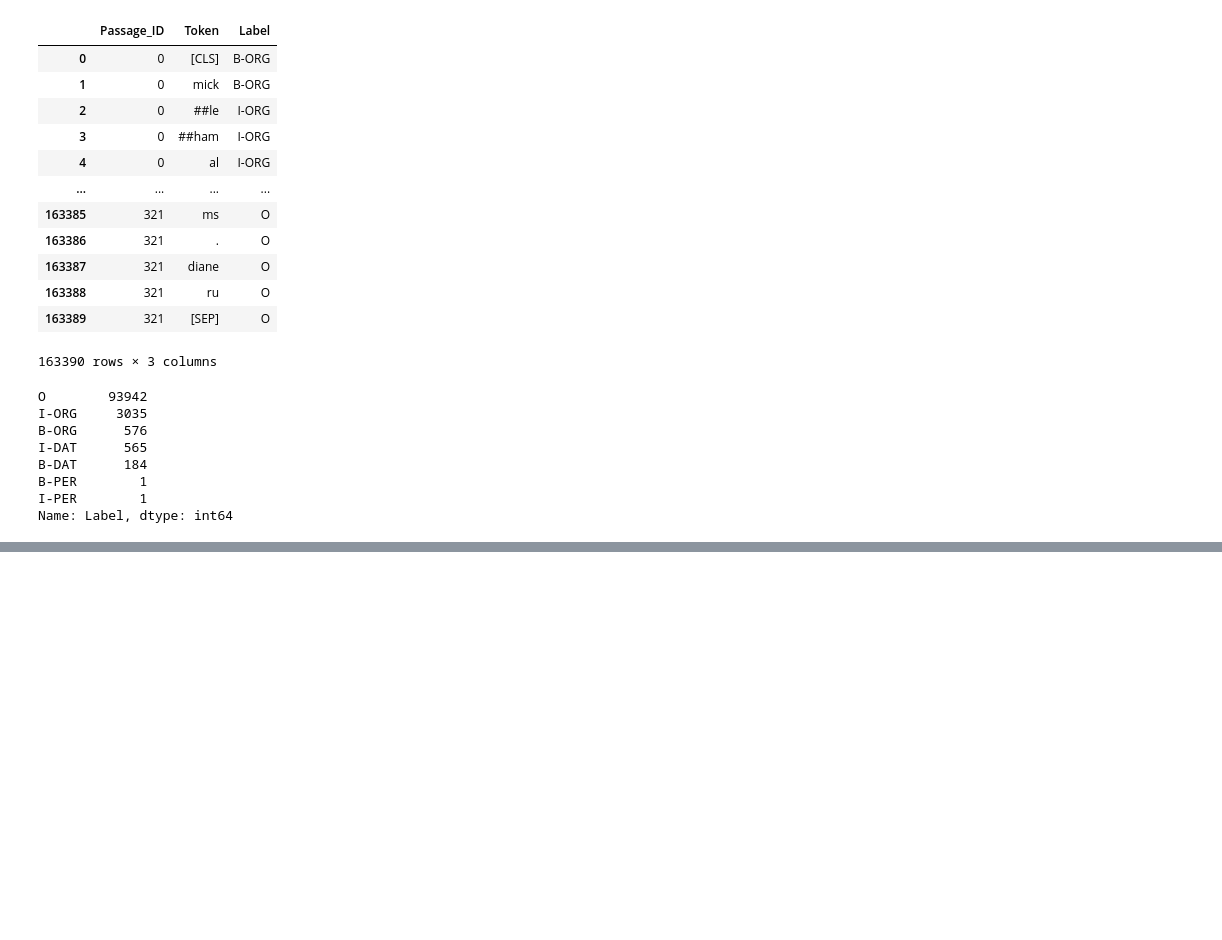
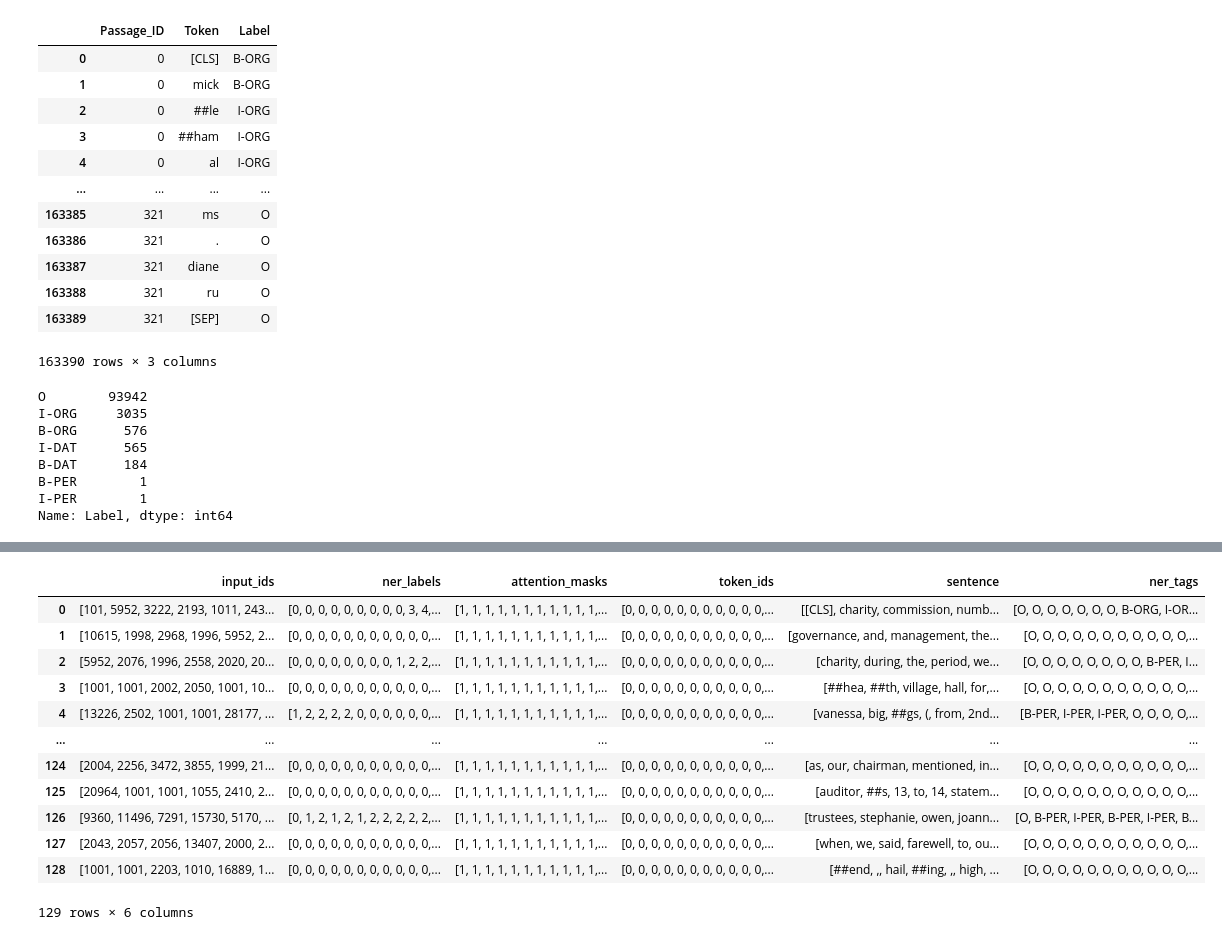
Before and after one commit to stevoslates/FinNERBERT, a Jupyter notebook: data.ipynb, the cells around one changed output, grey strips where cells are left out. Drawn from its saved outputs; the diff is of its cells as text; code cells hidden in the pictures; blank space fills up the shorter version.

```diff
--- a/data.ipynb
+++ b/data.ipynb
@@ -457,0 +511,16 @@ sentence_df
+# %%
+charities_test_labeled_lists
+# %% [output]
+|  | input_ids | ner_labels | attention_masks | token_ids | sentence | ner_tags |
+| 0 | [101, 5952, 3222, 2193, 1011, 243... | [0, 0, 0, 0, 0, 0, 0, 0, 0, 3, 4,... | [1, 1, 1, 1, 1, 1, 1, 1, 1, 1, 1,... | [0, 0, 0, 0, 0, 0, 0, 0, 0, 0, 0,... | [[CLS], charity, commission, numb... | [O, O, O, O, O, O, O, B-ORG, I-OR... |
+| 1 | [10615, 1998, 2968, 1996, 5952, 2... | [0, 0, 0, 0, 0, 0, 0, 0, 0, 0, 0,... | [1, 1, 1, 1, 1, 1, 1, 1, 1, 1, 1,... | [0, 0, 0, 0, 0, 0, 0, 0, 0, 0, 0,... | [governance, and, management, the... | [O, O, O, O, O, O, O, O, O, O, O,... |
+| 2 | [5952, 2076, 1996, 2558, 2020, 20... | [0, 0, 0, 0, 0, 0, 0, 0, 1, 2, 2,... | [1, 1, 1, 1, 1, 1, 1, 1, 1, 1, 1,... | [0, 0, 0, 0, 0, 0, 0, 0, 0, 0, 0,... | [charity, during, the, period, we... | [O, O, O, O, O, O, O, O, B-PER, I... |
+| 3 | [1001, 1001, 2002, 2050, 1001, 10... | [0, 0, 0, 0, 0, 0, 0, 0, 0, 0, 0,... | [1, 1, 1, 1, 1, 1, 1, 1, 1, 1, 1,... | [0, 0, 0, 0, 0, 0, 0, 0, 0, 0, 0,... | [##hea, ##th, village, hall, for,... | [O, O, O, O, O, O, O, O, O, O, O,... |
+| 4 | [13226, 2502, 1001, 1001, 28177, ... | [1, 2, 2, 2, 2, 0, 0, 0, 0, 0, 0,... | [1, 1, 1, 1, 1, 1, 1, 1, 1, 1, 1,... | [0, 0, 0, 0, 0, 0, 0, 0, 0, 0, 0,... | [vanessa, big, ##gs, (, from, 2nd... | [B-PER, I-PER, I-PER, O, O, O, O,... |
+| ... | ... | ... | ... | ... | ... | ... |
+| 124 | [2004, 2256, 3472, 3855, 1999, 21... | [0, 0, 0, 0, 0, 0, 0, 0, 0, 0, 0,... | [1, 1, 1, 1, 1, 1, 1, 1, 1, 1, 1,... | [0, 0, 0, 0, 0, 0, 0, 0, 0, 0, 0,... | [as, our, chairman, mentioned, in... | [O, O, O, O, O, O, O, O, O, O, O,... |
+| 125 | [20964, 1001, 1001, 1055, 2410, 2... | [0, 0, 0, 0, 0, 0, 0, 0, 0, 0, 0,... | [1, 1, 1, 1, 1, 1, 1, 1, 1, 1, 1,... | [0, 0, 0, 0, 0, 0, 0, 0, 0, 0, 0,... | [auditor, ##s, 13, to, 14, statem... | [O, O, O, O, O, O, O, O, O, O, O,... |
+| 126 | [9360, 11496, 7291, 15730, 5170, ... | [0, 1, 2, 1, 2, 1, 2, 2, 2, 2, 2,... | [1, 1, 1, 1, 1, 1, 1, 1, 1, 1, 1,... | [0, 0, 0, 0, 0, 0, 0, 0, 0, 0, 0,... | [trustees, stephanie, owen, joann... | [O, B-PER, I-PER, B-PER, I-PER, B... |
+| 127 | [2043, 2057, 2056, 13407, 2000, 2... | [0, 0, 0, 0, 0, 0, 0, 0, 0, 0, 0,... | [1, 1, 1, 1, 1, 1, 1, 1, 1, 1, 1,... | [0, 0, 0, 0, 0, 0, 0, 0, 0, 0, 0,... | [when, we, said, farewell, to, ou... | [O, O, O, O, O, O, O, O, O, O, O,... |
+| 128 | [1001, 1001, 2203, 1010, 16889, 1... | [0, 0, 0, 0, 0, 0, 0, 0, 0, 0, 0,... | [1, 1, 1, 1, 1, 1, 1, 1, 1, 1, 1,... | [0, 0, 0, 0, 0, 0, 0, 0, 0, 0, 0,... | [##end, ,, hail, ##ing, ,, high, ... | [O, O, O, O, O, O, O, O, O, O, O,... |
+129 rows × 6 columns
```
Also changed, not shown: parts of 8 cells of this notebook, 18 other files.
